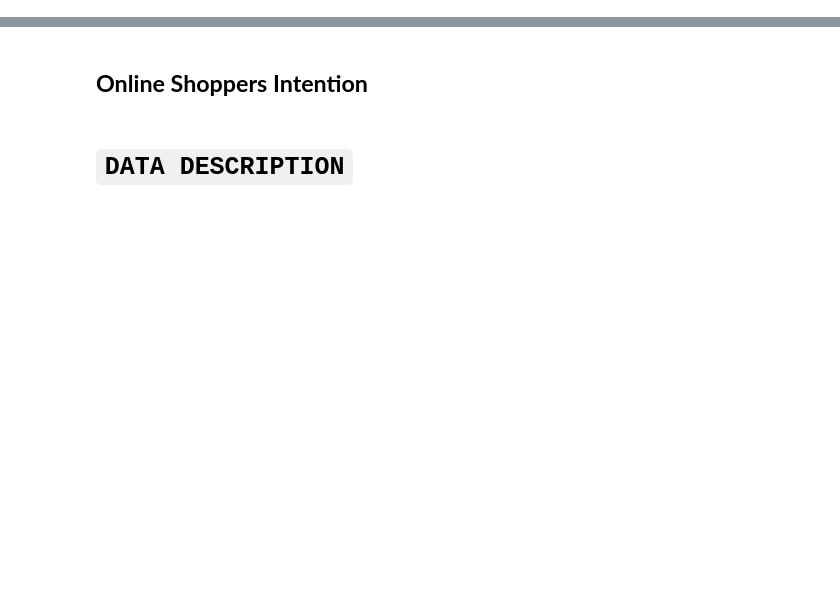
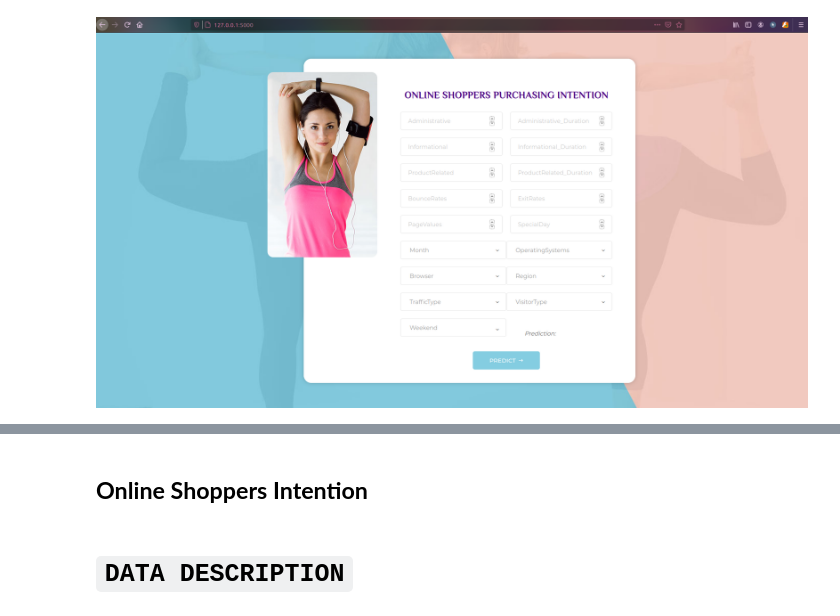
Before and after one commit to VLNTNF/online-shoppers-dataset, a Jupyter notebook: Online_Shoppers_Dataset.ipynb, the cells around one changed output, grey strips where cells are left out. Cells and saved outputs as stored; diff of their text form; code cells hidden in the pictures; blank space fills up the shorter version.

```diff
--- a/Online_Shoppers_Dataset.ipynb
+++ b/Online_Shoppers_Dataset.ipynb
@@ -1,2 +1,7 @@
 # %% [markdown]
 <a href="https://colab.research.google.com/github/VLNTNF/online-shoppers-dataset/blob/main/Online_Shoppers_Dataset.ipynb" target="_parent"><img src="https://colab.research.google.com/assets/colab-badge.svg" alt="Open In Colab"/></a>
+# %%
+from IPython.display import Image
+Image('https://raw.githubusercontent.com/VLNTNF/online-shoppers-dataset/main/WATCHme/flask_API_1.png')
+# %% [output]
+[figure, added]
```
Also changed, not shown: parts of 3 cells of this notebook.
